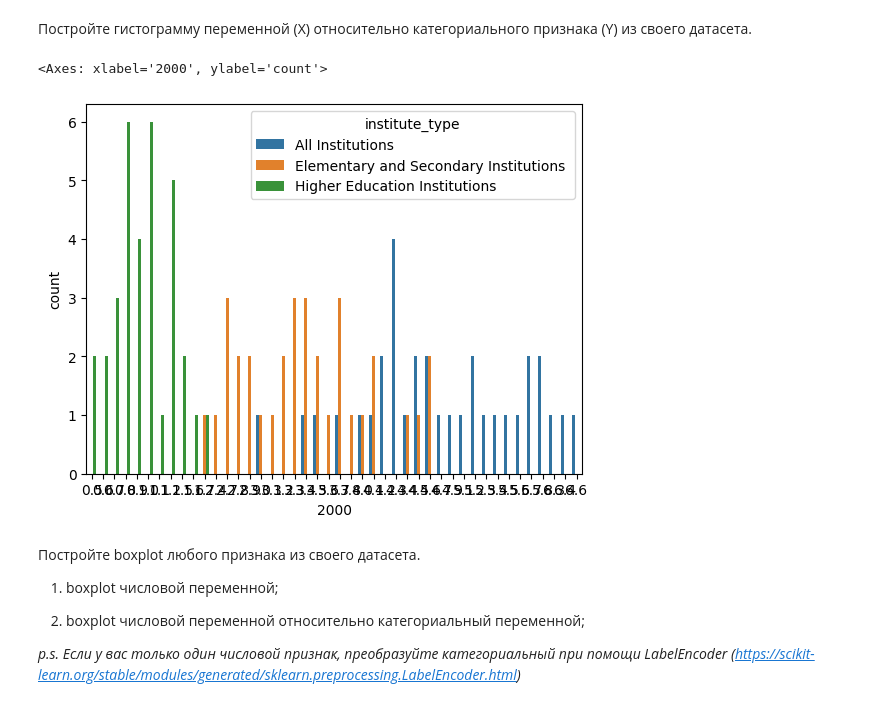
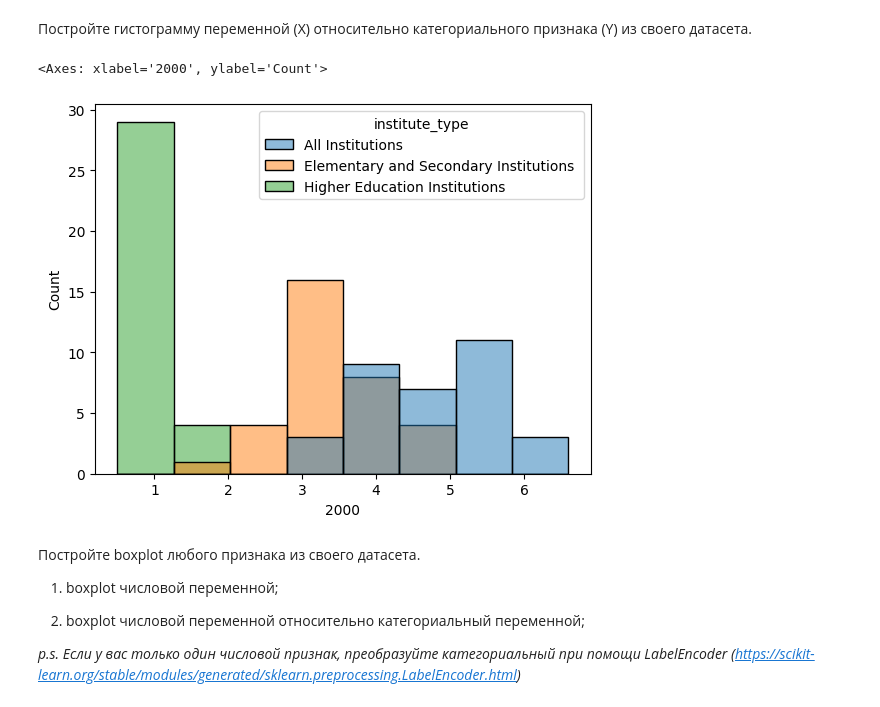
Before and after one commit to OrYSlliu/Labs, a Jupyter notebook: lab2.ipynb, the cells around one changed output. Cells and saved outputs as stored; diff of their text form; code cells hidden in the pictures.

```diff
--- a/lab2.ipynb
+++ b/lab2.ipynb
@@ -182,10 +182,10 @@ Name: 2000, dtype: float64
 # %% [markdown]
  Постройте гистограмму переменной (X) относительно категориального признака (Y) из своего датасета.
 # %%
-sns.countplot(x = X, hue = Y, data = df)
+sns.histplot(x = X, hue = Y, data = df)
 # %% [output]
-<Axes: xlabel='2000', ylabel='count'>
+<Axes: xlabel='2000', ylabel='Count'>
-[figure, old version]
+[figure, new version]
 # %%
 #Гистограмма показывает что институт высшего образования имеет большую сумму рейтинга
 # %% [markdown]
```
Also changed, not shown: parts of 1 cell of this notebook.
